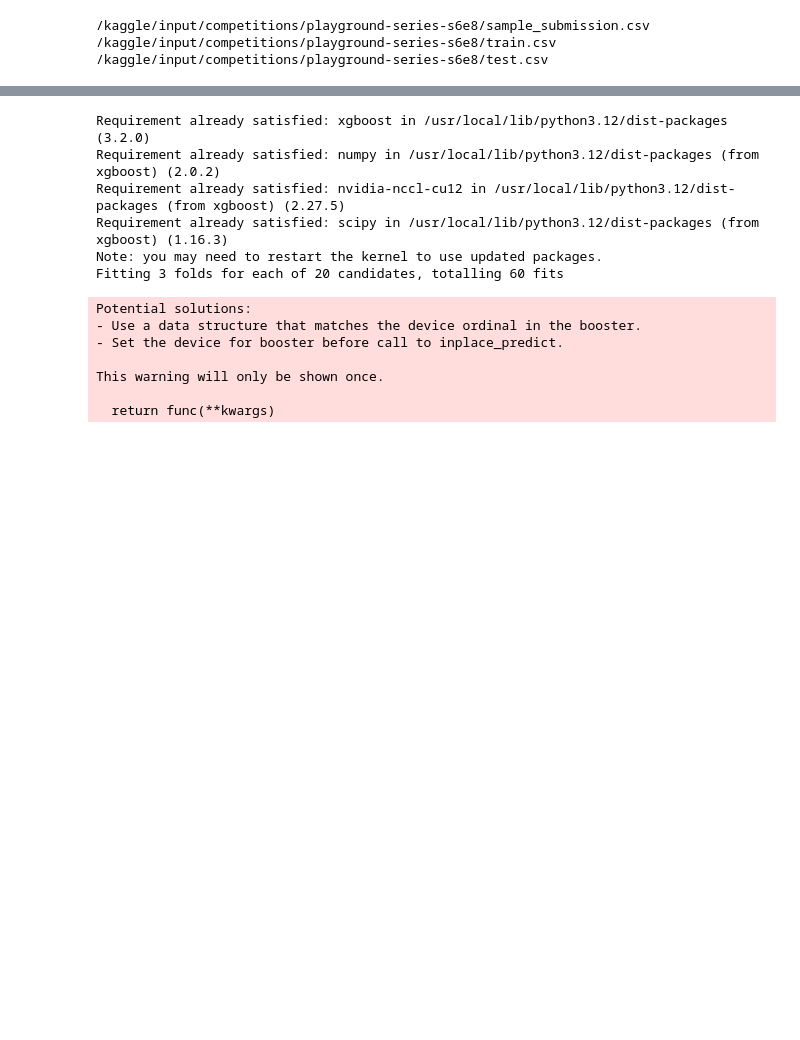
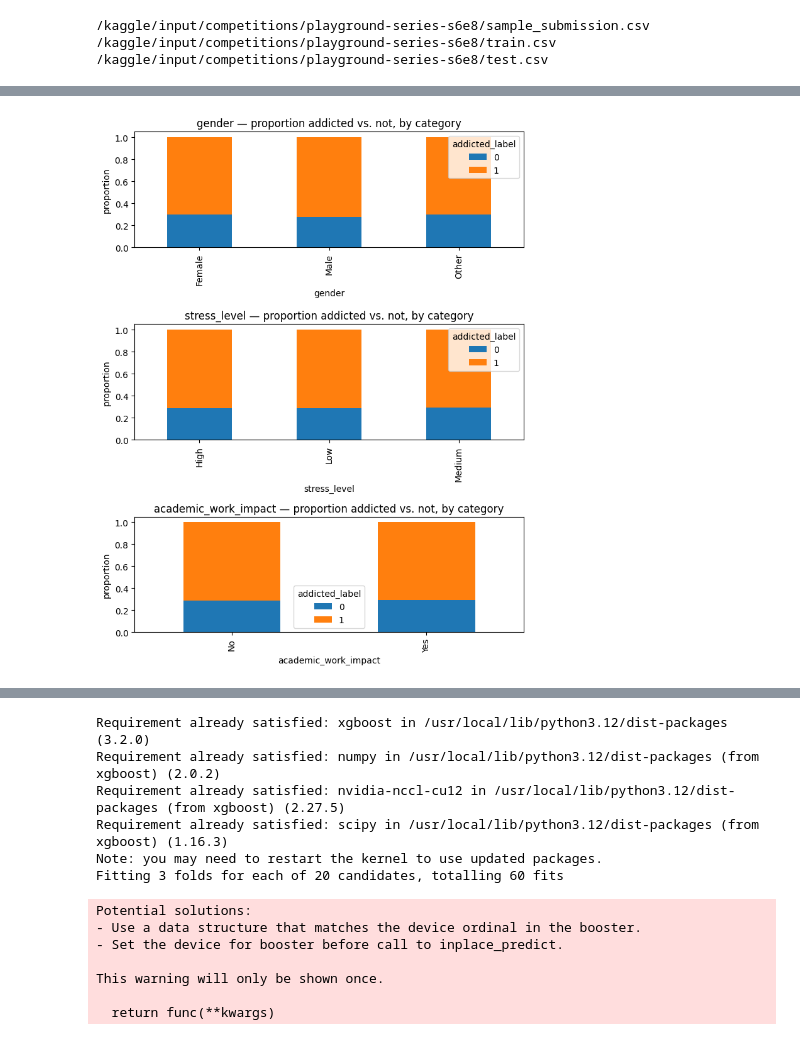
Before and after one commit to ssarmin/Kaggle-s6e8_Predicting-Smartphone-Addiction, a Jupyter notebook: predicting-smartphone-addiction.ipynb, the cells around one changed output, grey strips where cells are left out. Drawn from its saved outputs; the diff is of its cells as text; code cells hidden in the pictures; blank space fills up the shorter version.

```diff
--- a/predicting-smartphone-addiction.ipynb
+++ b/predicting-smartphone-addiction.ipynb
@@ -48,0 +67,13 @@ del train_dataset
+# %%
+import pandas as pd
+
+fig, axes = plt.subplots(len(categorical_cols), 1, figsize=(7, 3 * len(categorical_cols)))
+for ax, col in zip(axes, categorical_cols):
+    rates = pd.crosstab(plot_df[col], plot_df["addicted_label"], normalize="index")
+    rates.plot(kind="bar", stacked=True, ax=ax)
+    ax.set_title(f"{col} — proportion addicted vs. not, by category")
+    ax.set_ylabel("proportion")
+plt.tight_layout()
+plt.show()
+# %% [output]
+[figure, added]
```
Also changed, not shown: parts of 6 cells of this notebook.
